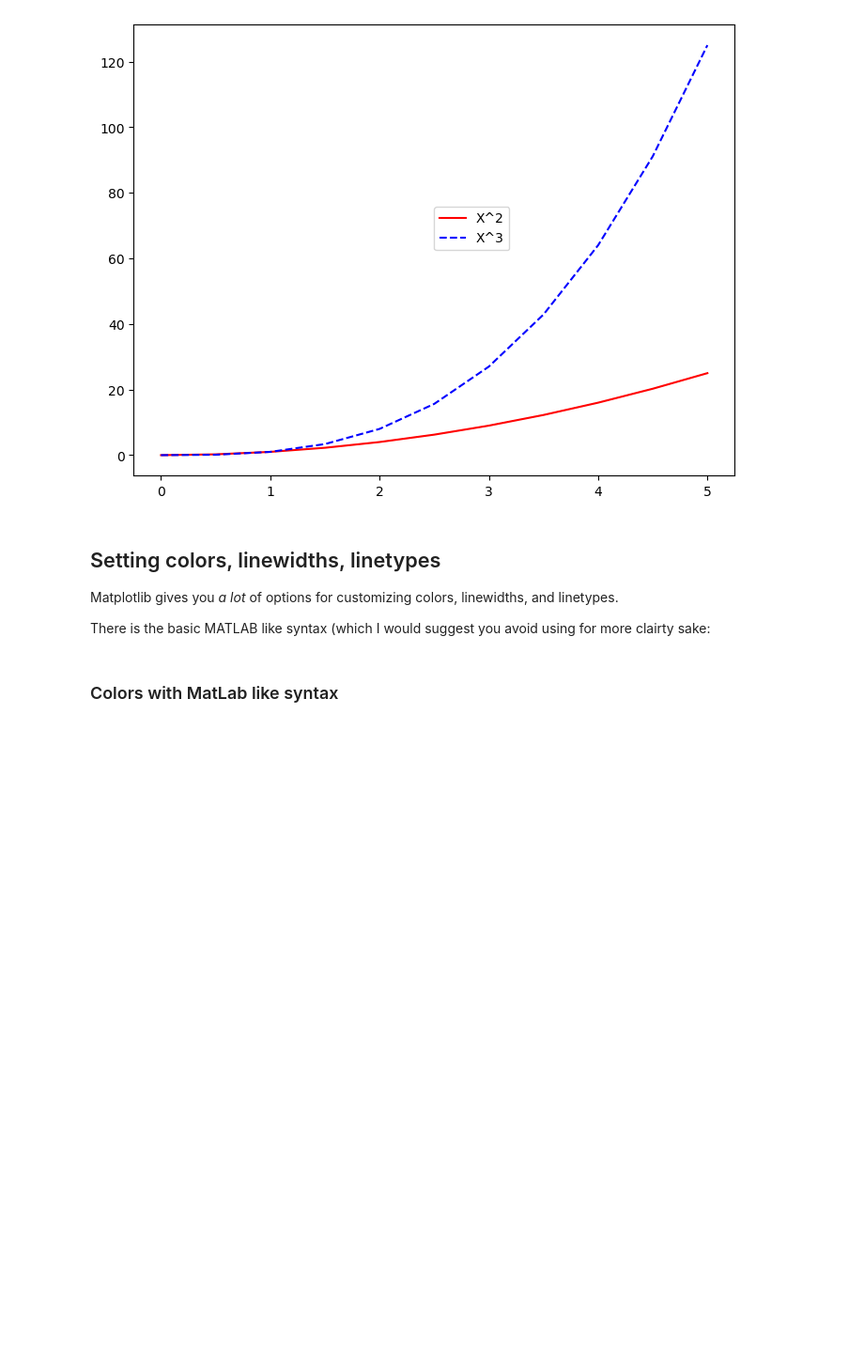
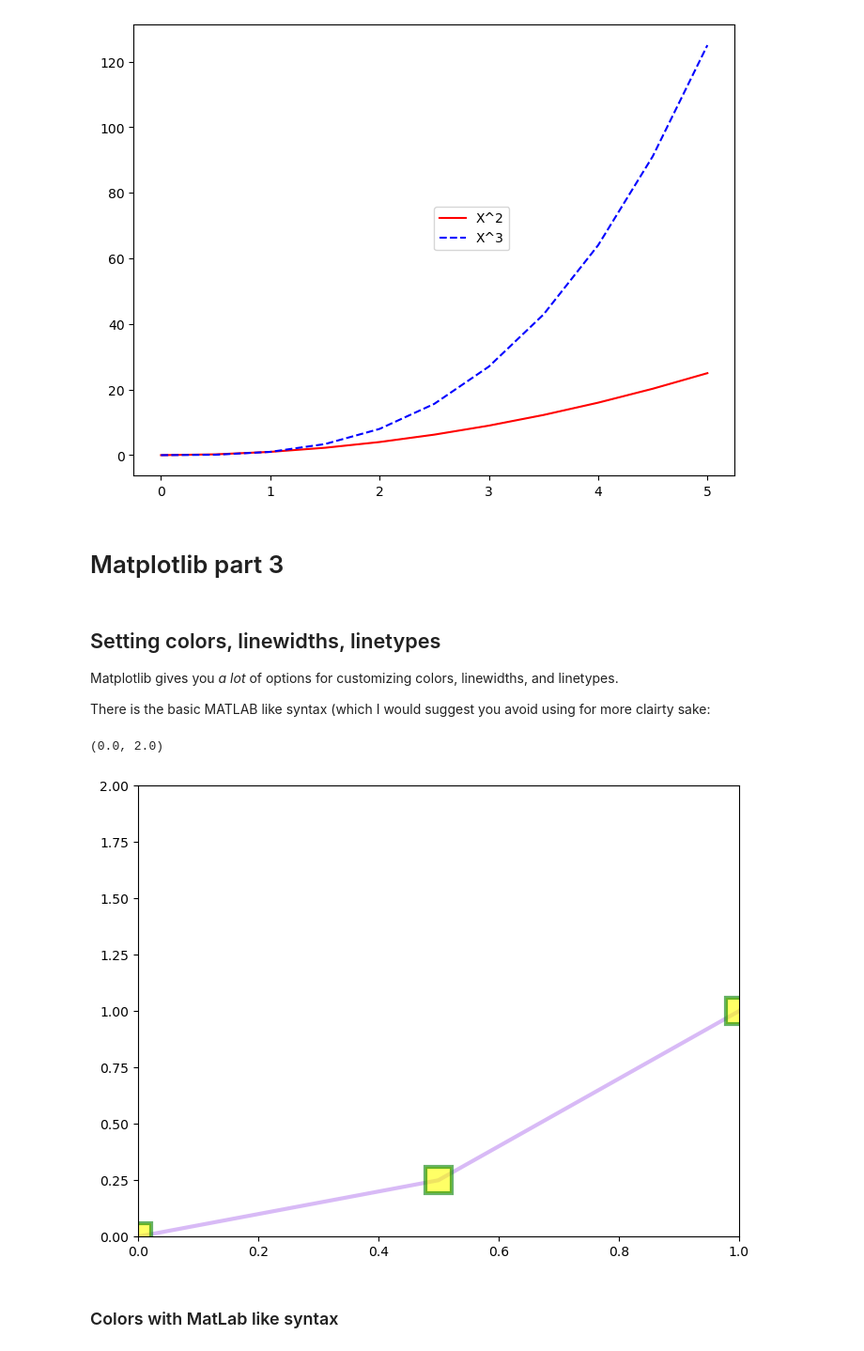
Before and after one commit to LuisReyes98/udemy-machine-learning, a Jupyter notebook: 05-Data-Visualization-with-Matplotlib/01-Matplotlib Concepts Lecture.ipynb, the cells around one changed output. Shown at 94% size. Cells and saved outputs as stored; diff of their text form; code cells hidden in the pictures; blank space fills up the shorter version.

Commit message:
matplotlib

```diff
--- a/05-Data-Visualization-with-Matplotlib/01-Matplotlib Concepts Lecture.ipynb
+++ b/05-Data-Visualization-with-Matplotlib/01-Matplotlib Concepts Lecture.ipynb
@@ -366,12 +366,40 @@ ax.legend(loc=(0.5,0.5)) # you can also the legend location with a tuple
 fig
 # %% [output]
 [figure]
+# %% [markdown]
+# Matplotlib part 3
 # %% [markdown]
 ## Setting colors, linewidths, linetypes
 
 Matplotlib gives you *a lot* of options for customizing colors, linewidths, and linetypes.
 
 There is the basic MATLAB like syntax (which I would suggest you avoid using for more clairty sake:
+# %%
+fig = plt.figure()
+
+ax = fig.add_axes([0,0,1,1])
+
+ax.plot(
+  x,
+  y,
+  color='#BF8CF0', # Colors can be strings, and RGB Hex codes
+  # linewidth=3, # Width of the line
+  lw=3, # Width of the line
+  alpha=0.6, # Transparency
+  # linestyle='--', # Can be '--', '-.', ':', 'steps'
+  ls='-', # Can be '--', '-.', ':', 'steps'
+  marker='s', # Can be '+', 'o', '*', 's', ',', '.', '1', '2', '3', '4', ... markers show the location of each data point
+  markersize=20, # Size of the marker
+  markerfacecolor='yellow', # Color of the marker
+  markeredgewidth=3, # Width of the marker edge
+  markeredgecolor='green', # Color of the marker edge
+)
+
+ax.set_xlim([0,1])
+ax.set_ylim([0,2])
+# %% [output]
+(0.0, 2.0)
+[figure, added]
 # %% [markdown]
 ### Colors with MatLab like syntax
 # %% [markdown]
```
Also changed, not shown: parts of 7 cells of this notebook.
